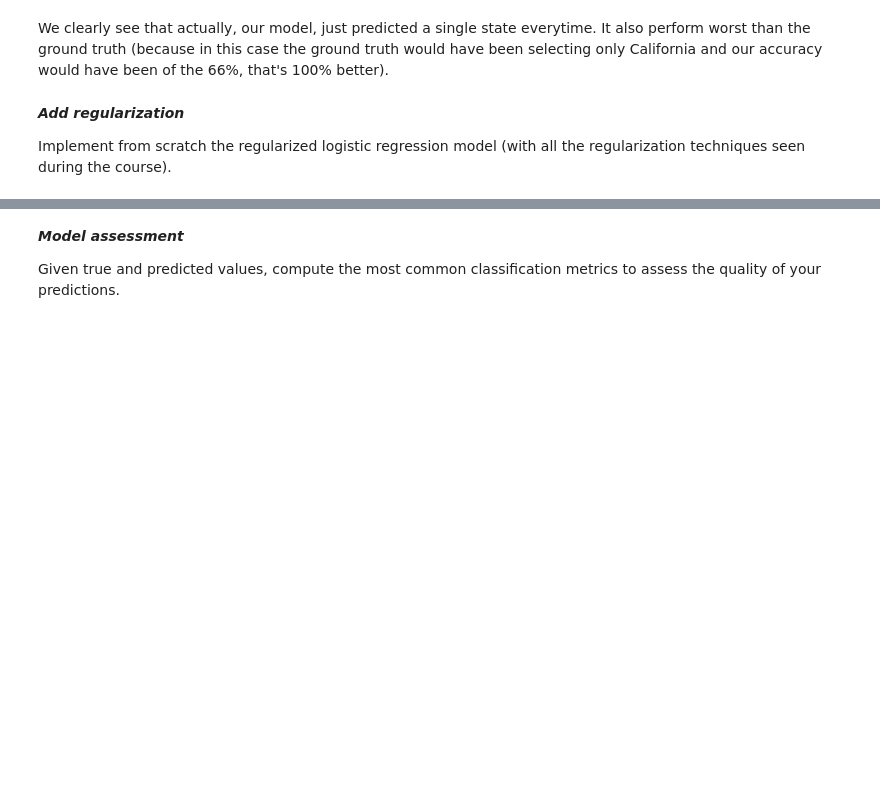
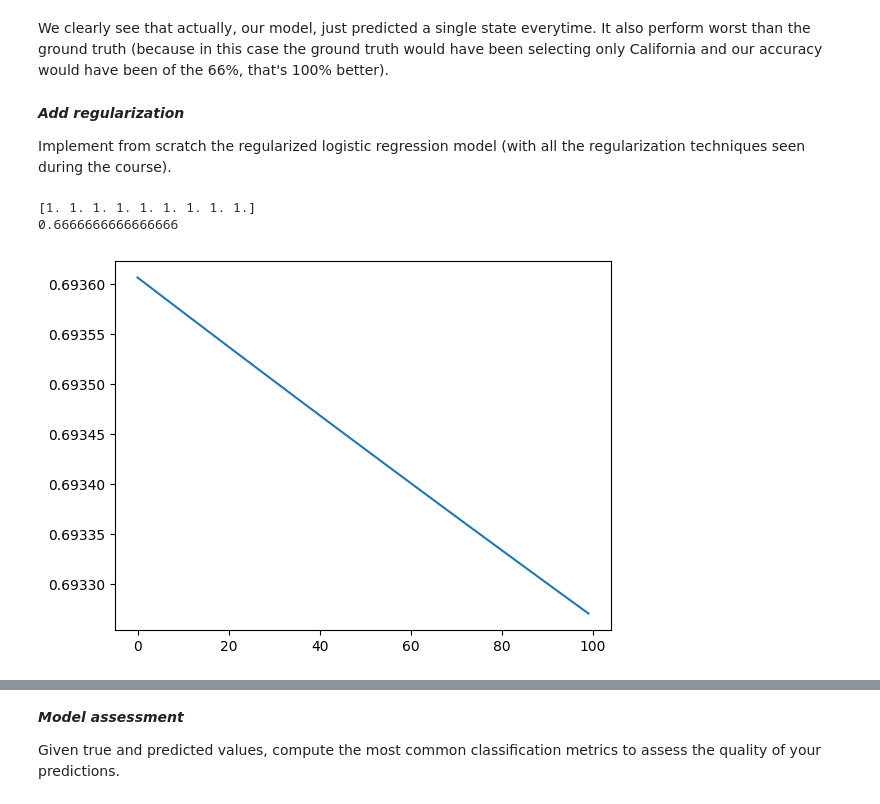
Before and after one commit to frekkoz3/Intro_to_ML_24-25, a Jupyter notebook: challenges/challenge_zero_Bredariol_Francesco.ipynb, the cells around one changed output, grey strips where cells are left out. Drawn from its saved outputs; the diff is of its cells as text; code cells hidden in the pictures; blank space fills up the shorter version.

```diff
--- a/challenges/challenge_zero_Bredariol_Francesco.ipynb
+++ b/challenges/challenge_zero_Bredariol_Francesco.ipynb
@@ -420,2 +428,12 @@ def accuracy(X_test, Y_test, w, threshold):
+# %%
+# Model with no regularization (Plain)
+lam = 0 # We do not regularize in this case
+mdP = modelVisualization(X_train, y_train, iter, gamma, lam, lamr, threshold, target_names)
+w = mdP[0]
+print(accuracy(X_test, y_test, w, threshold))
+# %% [output]
+[1. 1. 1. 1. 1. 1. 1. 1. 1.]
+0.6666666666666666
+[figure, added]
 # %%
 # Model with Ridge
```
Also changed, not shown: parts of 18 cells of this notebook.
